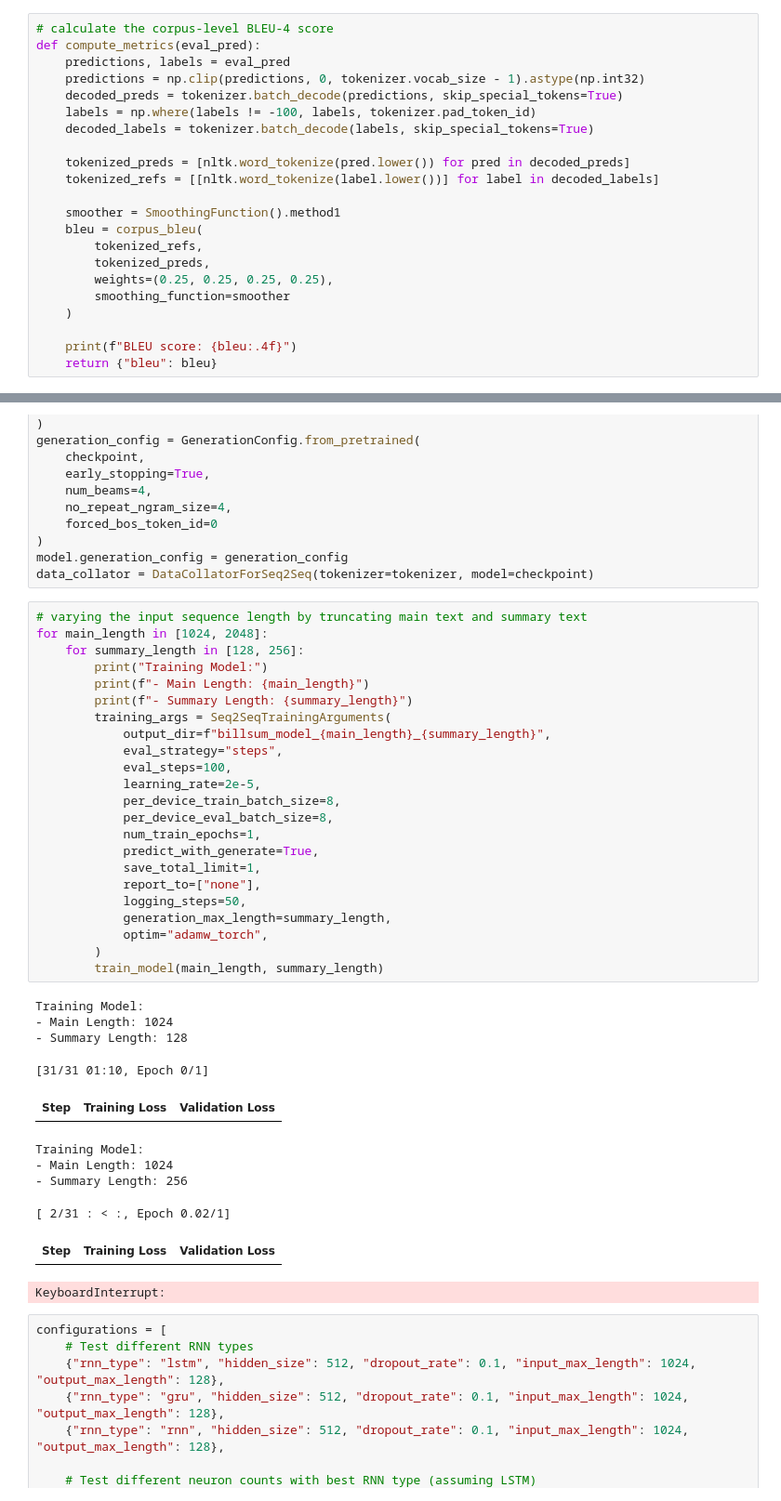
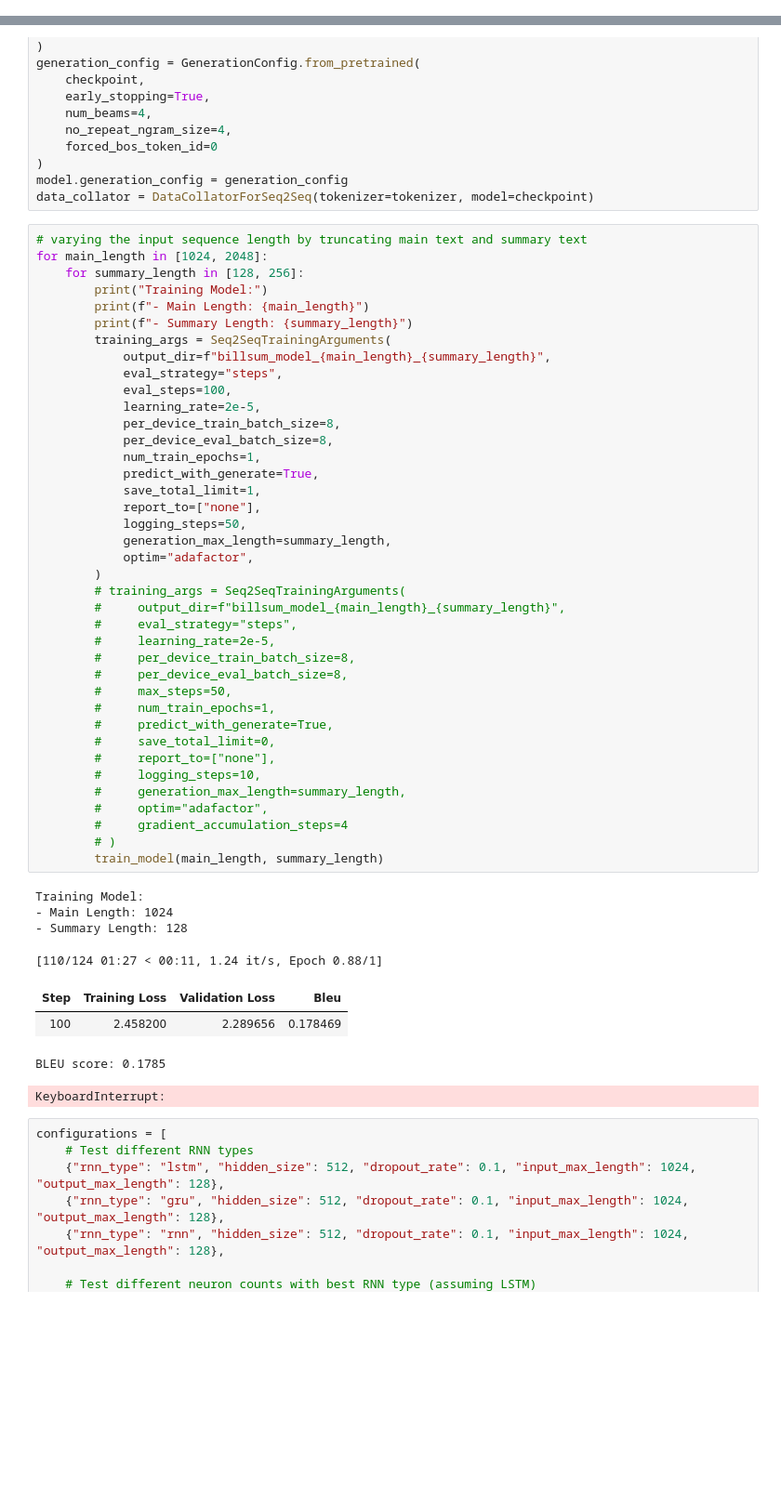
Before and after one commit to jmurrah/COMP-5630, a Jupyter notebook: assignment_3/assignment_3.ipynb, the cells around one changed output, grey strips where cells are left out. Shown: that part at 93% size. Drawn from its saved outputs; the diff is of its cells as text; blank space fills up the shorter version.

```diff
--- a/assignment_3/assignment_3.ipynb
+++ b/assignment_3/assignment_3.ipynb
@@ -511,28 +511,6 @@ billsum = load_dataset("billsum", split="ca_test")
 billsum = billsum.train_test_split(test_size=0.2)
 checkpoint = "google-t5/t5-small"
 tokenizer = AutoTokenizer.from_pretrained(checkpoint)
-# %%
-# calculate the corpus-level BLEU-4 score
-def compute_metrics(eval_pred):
-    predictions, labels = eval_pred
-    predictions = np.clip(predictions, 0, tokenizer.vocab_size - 1).astype(np.int32)
-    decoded_preds = tokenizer.batch_decode(predictions, skip_special_tokens=True)
-    labels = np.where(labels != -100, labels, tokenizer.pad_token_id)
-    decoded_labels = tokenizer.batch_decode(labels, skip_special_tokens=True)
-
-    tokenized_preds = [nltk.word_tokenize(pred.lower()) for pred in decoded_preds]
-    tokenized_refs = [[nltk.word_tokenize(label.lower())] for label in decoded_labels]
-
-    smoother = SmoothingFunction().method1
-    bleu = corpus_bleu(
-        tokenized_refs,
-        tokenized_preds,
-        weights=(0.25, 0.25, 0.25, 0.25),
-        smoothing_function=smoother
-    )
-
-    print(f"BLEU score: {bleu:.4f}")
-    return {"bleu": bleu}
 # %%
 # calculate the corpus-level BLEU-4 score
 def compute_metrics(eval_pred):
@@ -628,38 +606,51 @@ data_collator = DataCollatorForSeq2Seq(tokenizer=tokenizer, model=checkpoint)
 # %%
 # varying the input sequence length by truncating main text and summary text
 for main_length in [1024, 2048]:
     for summary_length in [128, 256]:
         print("Training Model:")
         print(f"- Main Length: {main_length}")
         print(f"- Summary Length: {summary_length}")
         training_args = Seq2SeqTrainingArguments(
             output_dir=f"billsum_model_{main_length}_{summary_length}",
             eval_strategy="steps",
             eval_steps=100,
             learning_rate=2e-5,
             per_device_train_batch_size=8,
             per_device_eval_batch_size=8,
             num_train_epochs=1,
             predict_with_generate=True,
             save_total_limit=1,
             report_to=["none"],
             logging_steps=50,
             generation_max_length=summary_length,
-            optim="adamw_torch",
+            optim="adafactor",
         )
+        # training_args = Seq2SeqTrainingArguments(
+        #     output_dir=f"billsum_model_{main_length}_{summary_length}",
+        #     eval_strategy="steps",
+        #     learning_rate=2e-5,
+        #     per_device_train_batch_size=8,
+        #     per_device_eval_batch_size=8,
+        #     max_steps=50,
+        #     num_train_epochs=1,
+        #     predict_with_generate=True,
+        #     save_total_limit=0,
+        #     report_to=["none"],
+        #     logging_steps=10,
+        #     generation_max_length=summary_length,
+        #     optim="adafactor",
+        #     gradient_accumulation_steps=4
+        # )
         train_model(main_length, summary_length)
 # %% [output]
 Training Model:
 - Main Length: 1024
 - Summary Length: 128
-[31/31 01:10, Epoch 0/1]
+[110/124 01:27 < 00:11, 1.24 it/s, Epoch 0.88/1]
-| Step | Training Loss | Validation Loss |
+| Step | Training Loss | Validation Loss | Bleu |
+| 100 | 2.458200 | 2.289656 | 0.178469 |
-Training Model:
-- Main Length: 1024
-- Summary Length: 256
+BLEU score: 0.1785
-[ 2/31 : < :, Epoch 0.02/1]
+KeyboardInterrupt:
-| Step | Training Loss | Validation Loss |
-KeyboardInterrupt:
 # %%
 configurations = [
     # Test different RNN types
```
